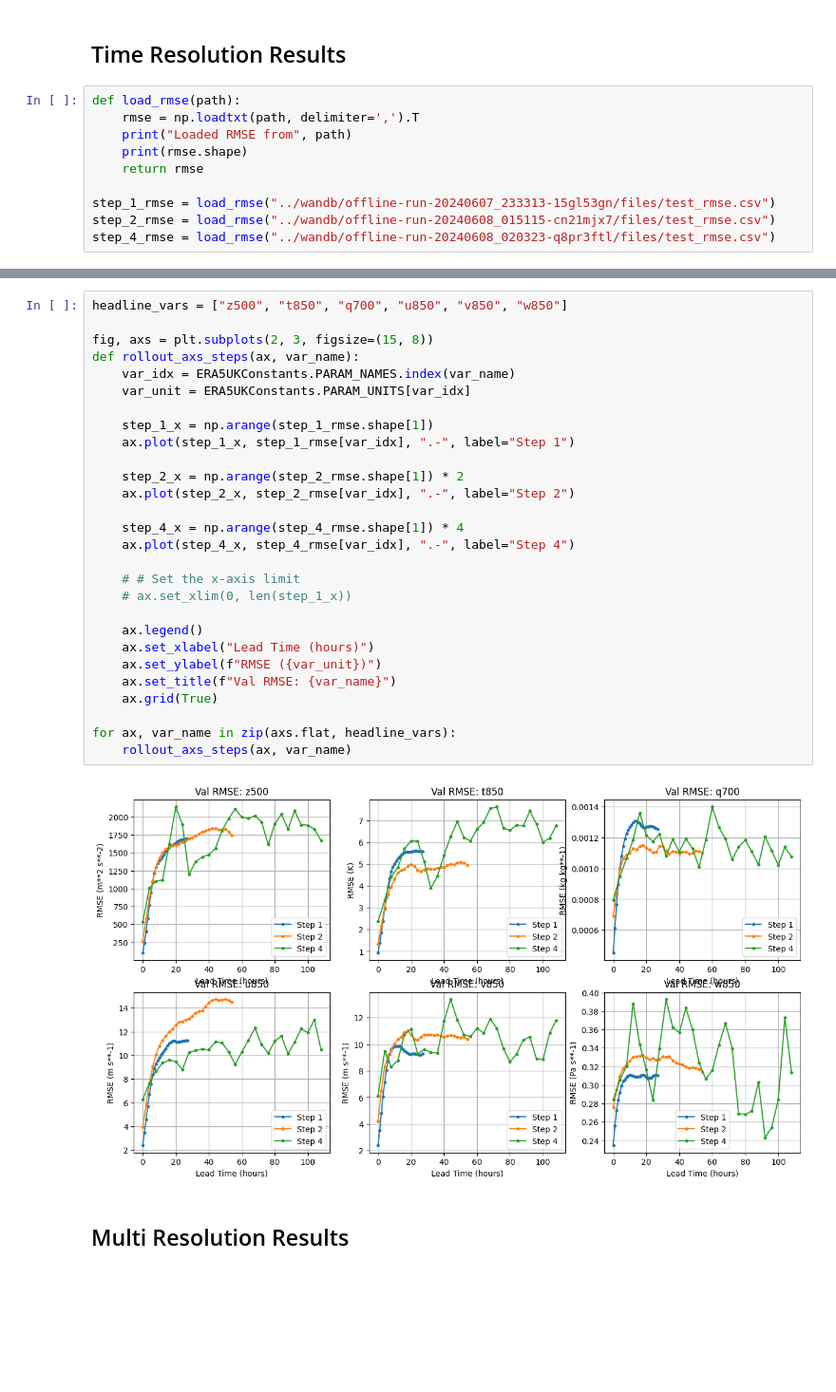
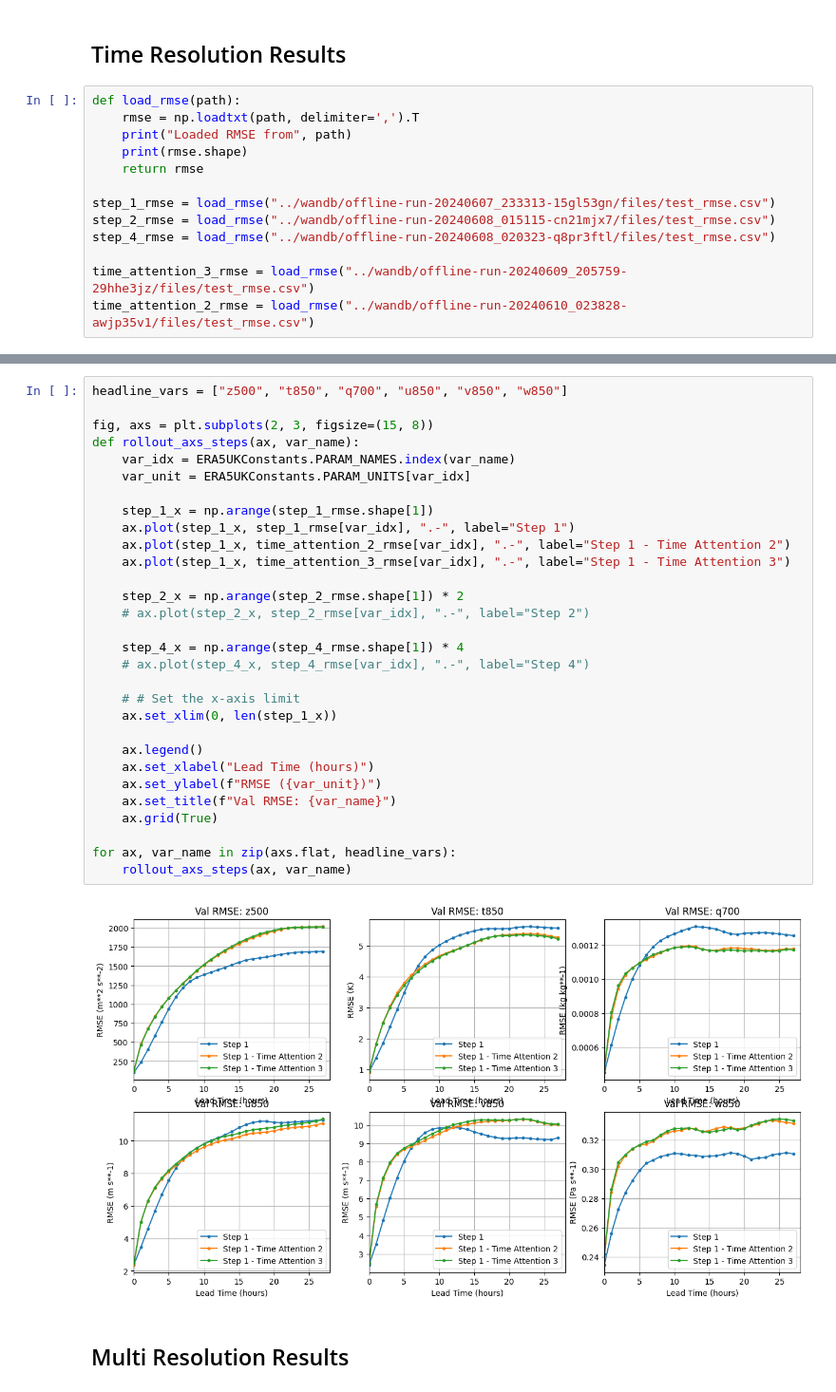
Before and after one commit to bet20ICL/neural-lam, a Jupyter notebook: notebooks/results.ipynb, the cells around one changed output, grey strips where cells are left out. Shown at 95% size. Drawn from its saved outputs; the diff is of its cells as text; blank space fills up the shorter version.

```diff
--- a/notebooks/results.ipynb
+++ b/notebooks/results.ipynb
@@ -21,6 +25,9 @@ def load_rmse(path):
 step_1_rmse = load_rmse("../wandb/offline-run-20240607_233313-15gl53gn/files/test_rmse.csv")
 step_2_rmse = load_rmse("../wandb/offline-run-20240608_015115-cn21mjx7/files/test_rmse.csv")
 step_4_rmse = load_rmse("../wandb/offline-run-20240608_020323-q8pr3ftl/files/test_rmse.csv")
+
+time_attention_3_rmse = load_rmse("../wandb/offline-run-20240609_205759-29hhe3jz/files/test_rmse.csv")
+time_attention_2_rmse = load_rmse("../wandb/offline-run-20240610_023828-awjp35v1/files/test_rmse.csv")
 # %% [output]
 Loaded RMSE from ../wandb/offline-run-20240607_233313-15gl53gn/files/test_rmse.csv
 (48, 28)
@@ -31,32 +42,34 @@ Loaded RMSE from ../wandb/offline-run-20240608_020323-q8pr3ftl/files/test_rmse.c
 # %%
 headline_vars = ["z500", "t850", "q700", "u850", "v850", "w850"]
 
 fig, axs = plt.subplots(2, 3, figsize=(15, 8))
 def rollout_axs_steps(ax, var_name):
     var_idx = ERA5UKConstants.PARAM_NAMES.index(var_name)
     var_unit = ERA5UKConstants.PARAM_UNITS[var_idx]
 
     step_1_x = np.arange(step_1_rmse.shape[1])
     ax.plot(step_1_x, step_1_rmse[var_idx], ".-", label="Step 1")
+    ax.plot(step_1_x, time_attention_2_rmse[var_idx], ".-", label="Step 1 - Time Attention 2")
+    ax.plot(step_1_x, time_attention_3_rmse[var_idx], ".-", label="Step 1 - Time Attention 3")
 
     step_2_x = np.arange(step_2_rmse.shape[1]) * 2
-    ax.plot(step_2_x, step_2_rmse[var_idx], ".-", label="Step 2")
+    # ax.plot(step_2_x, step_2_rmse[var_idx], ".-", label="Step 2")
 
     step_4_x = np.arange(step_4_rmse.shape[1]) * 4
-    ax.plot(step_4_x, step_4_rmse[var_idx], ".-", label="Step 4")
+    # ax.plot(step_4_x, step_4_rmse[var_idx], ".-", label="Step 4")
 
     # # Set the x-axis limit
-    # ax.set_xlim(0, len(step_1_x))
+    ax.set_xlim(0, len(step_1_x))
 
     ax.legend()
     ax.set_xlabel("Lead Time (hours)")
     ax.set_ylabel(f"RMSE ({var_unit})")
     ax.set_title(f"Val RMSE: {var_name}")
     ax.grid(True)
 
 for ax, var_name in zip(axs.flat, headline_vars):
     rollout_axs_steps(ax, var_name)
 # %% [output]
-[figure, old version]
+[figure, new version]
 # %% [markdown]
 ## Multi Resolution Results
```
Also changed, not shown: parts of 13 cells of this notebook, 13 other files.
